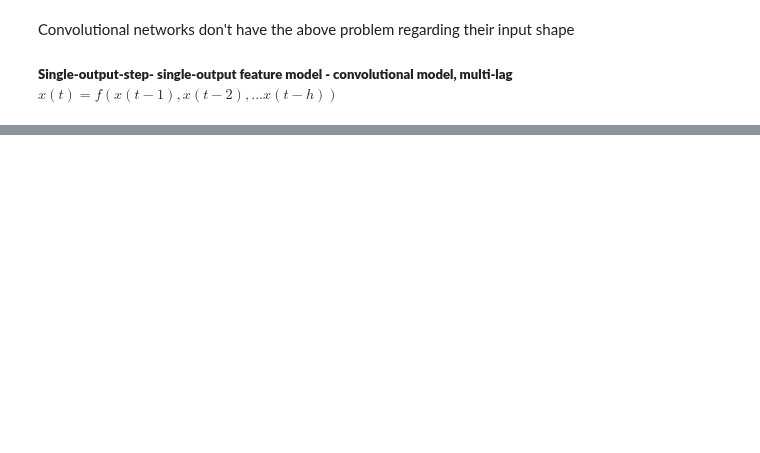
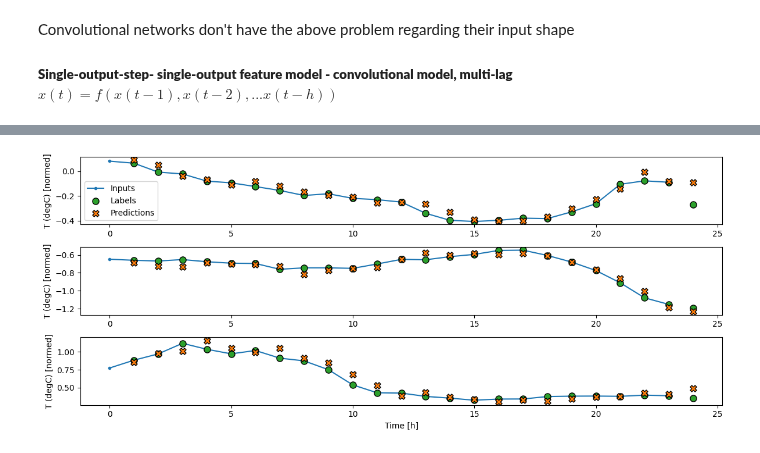
Before and after one commit to robetatis/study_notes_ml, a Jupyter notebook: weather.ipynb, the cells around one changed output, grey strips where cells are left out. Cells and saved outputs as stored; diff of their text form; code cells hidden in the pictures; blank space fills up the shorter version.

Commit message:
add lstm

```diff
--- a/weather.ipynb
+++ b/weather.ipynb
@@ -636,0 +628,11 @@ w_conv.plot(conv, plot_col='T (degC)')
+# %%
+lstm = tf.keras.models.Sequential([
+    tf.keras.layers.LSTM(units=32, return_sequences=True),
+    tf.keras.layers.Dense(units=1)
+])
+
+w_lstm = WindowGenerator(input_width=24, label_width=24, offset=1, label_columns=['T (degC)'])
+
+print(f'input shape = {w_lstm.example[0].shape}')
+print(f'output shape = {lstm(w_lstm.example[0]).shape}')
+print(f'output data shape = {w_lstm.example[1].shape}')
@@ -637,3 +672,7 @@ w_conv.plot(conv, plot_col='T (degC)')
+# %%
+w_lstm.plot(lstm, plot_col='T (degC)')
+# %% [output]
+[figure, added]
 # %%
 def make_ypred(model, w, train_mean, train_sd):
     ypred_scaled = model.predict(w.test_ds_no_shuffle)
```
Also changed, not shown: parts of 22 cells of this notebook, 1 other file.
